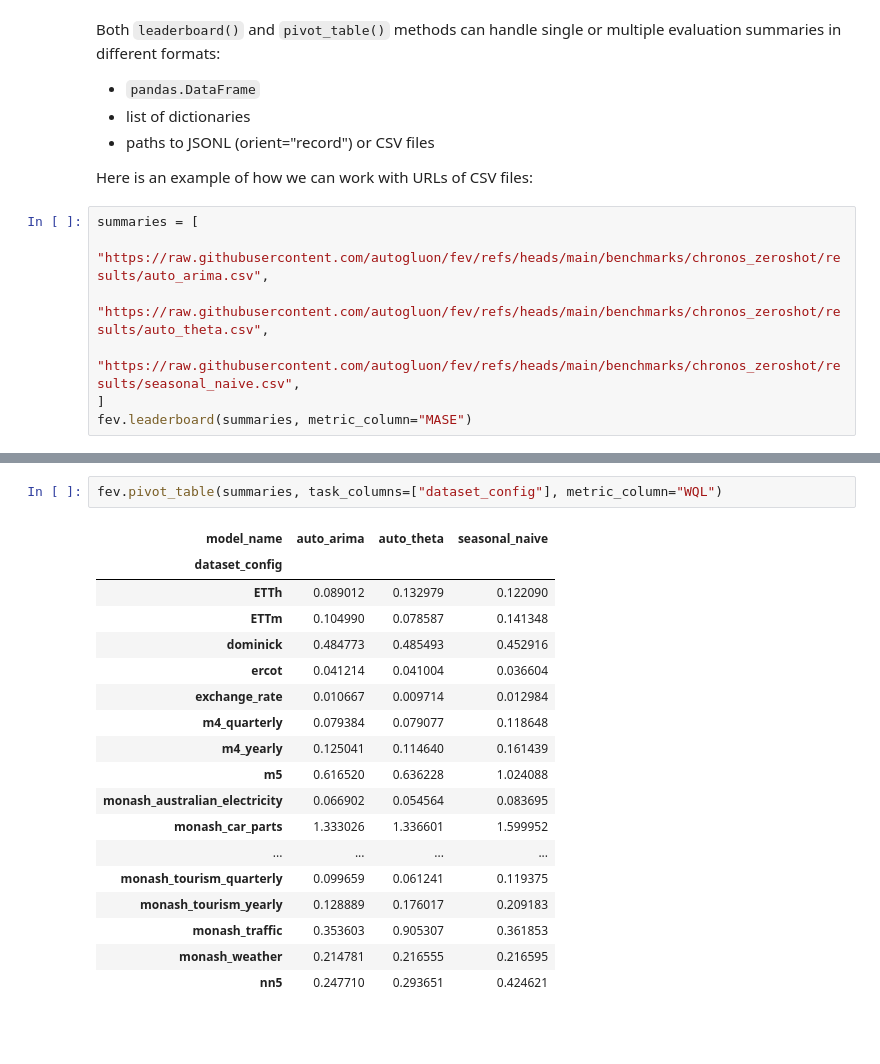
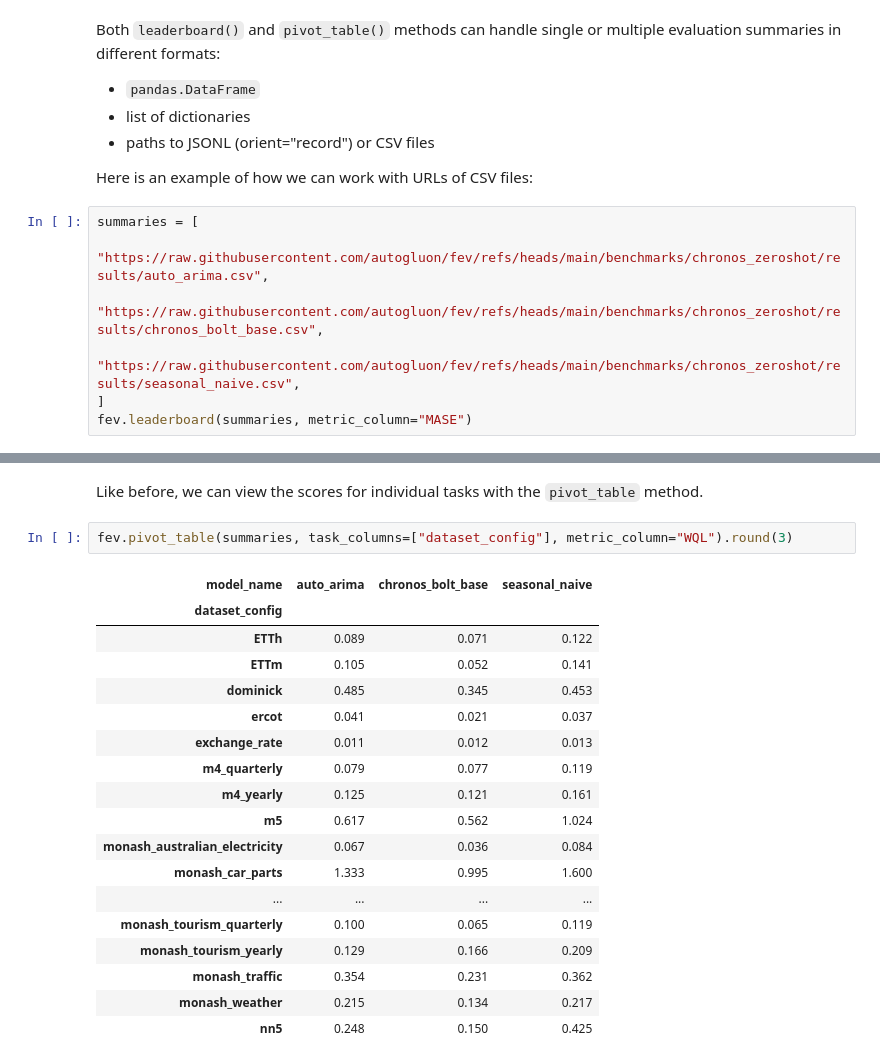
Before and after one commit to autogluon/fev, a Jupyter notebook: docs/tutorials/03-tasks-and-benchmarks.ipynb, the cells around one changed output, grey strips where cells are left out. Drawn from its saved outputs; the diff is of its cells as text; blank space fills up the shorter version.

Commit message:
Update tests and results

```diff
--- a/docs/tutorials/03-tasks-and-benchmarks.ipynb
+++ b/docs/tutorials/03-tasks-and-benchmarks.ipynb
@@ -678,7 +687,7 @@ Here is an example of how we can work with URLs of CSV files:
 # %%
 summaries = [
     "https://raw.githubusercontent.com/autogluon/fev/refs/heads/main/benchmarks/chronos_zeroshot/results/auto_arima.csv",
-    "https://raw.githubusercontent.com/autogluon/fev/refs/heads/main/benchmarks/chronos_zeroshot/results/auto_theta.csv",
+    "https://raw.githubusercontent.com/autogluon/fev/refs/heads/main/benchmarks/chronos_zeroshot/results/chronos_bolt_base.csv",
     "https://raw.githubusercontent.com/autogluon/fev/refs/heads/main/benchmarks/chronos_zeroshot/results/seasonal_naive.csv",
 ]
 fev.leaderboard(summaries, metric_column="MASE")
@@ -687,21 +724,23 @@ ValueError: baseline_model 'SeasonalNaive' not found. Available models: ['auto_a
+# %% [markdown]
+Like before, we can view the scores for individual tasks with the `pivot_table` method.
 # %%
-fev.pivot_table(summaries, task_columns=["dataset_config"], metric_column="WQL")
+fev.pivot_table(summaries, task_columns=["dataset_config"], metric_column="WQL").round(3)
 # %% [output]
-| model_name | auto_arima | auto_theta | seasonal_naive |
+| model_name | auto_arima | chronos_bolt_base | seasonal_naive |
 | dataset_config |  |  |  |
-| ETTh | 0.089012 | 0.132979 | 0.122090 |
-| ETTm | 0.104990 | 0.078587 | 0.141348 |
-| dominick | 0.484773 | 0.485493 | 0.452916 |
-| ercot | 0.041214 | 0.041004 | 0.036604 |
-| exchange_rate | 0.010667 | 0.009714 | 0.012984 |
-| m4_quarterly | 0.079384 | 0.079077 | 0.118648 |
-| m4_yearly | 0.125041 | 0.114640 | 0.161439 |
-| m5 | 0.616520 | 0.636228 | 1.024088 |
-| monash_australian_electricity | 0.066902 | 0.054564 | 0.083695 |
-| monash_car_parts | 1.333026 | 1.336601 | 1.599952 |
+| ETTh | 0.089 | 0.071 | 0.122 |
+| ETTm | 0.105 | 0.052 | 0.141 |
+| dominick | 0.485 | 0.345 | 0.453 |
+| ercot | 0.041 | 0.021 | 0.037 |
+| exchange_rate | 0.011 | 0.012 | 0.013 |
+| m4_quarterly | 0.079 | 0.077 | 0.119 |
+| m4_yearly | 0.125 | 0.121 | 0.161 |
+| m5 | 0.617 | 0.562 | 1.024 |
+| monash_australian_electricity | 0.067 | 0.036 | 0.084 |
+| monash_car_parts | 1.333 | 0.995 | 1.600 |
 | ... | ... | ... | ... |
-| monash_tourism_quarterly | 0.099659 | 0.061241 | 0.119375 |
-| monash_tourism_yearly | 0.128889 | 0.176017 | 0.209183 |
-| monash_traffic | 0.353603 | 0.905307 | 0.361853 |
-| monash_weather | 0.214781 | 0.216555 | 0.216595 |
-| nn5 | 0.247710 | 0.293651 | 0.424621 |
+| monash_tourism_quarterly | 0.100 | 0.065 | 0.119 |
+| monash_tourism_yearly | 0.129 | 0.166 | 0.209 |
+| monash_traffic | 0.354 | 0.231 | 0.362 |
+| monash_weather | 0.215 | 0.134 | 0.217 |
+| nn5 | 0.248 | 0.150 | 0.425 |
```
Also changed, not shown: parts of 13 cells of this notebook, 7 other files.
